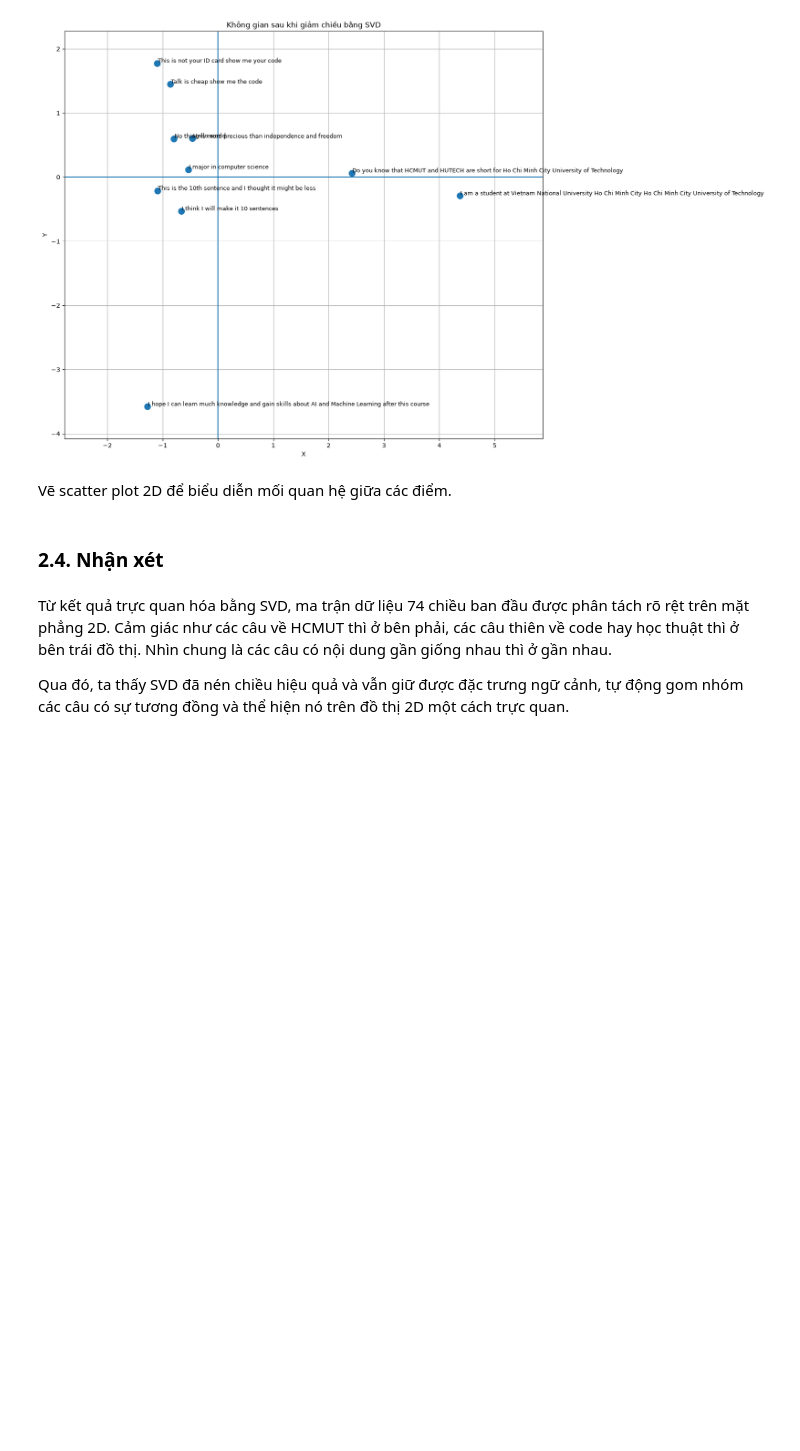
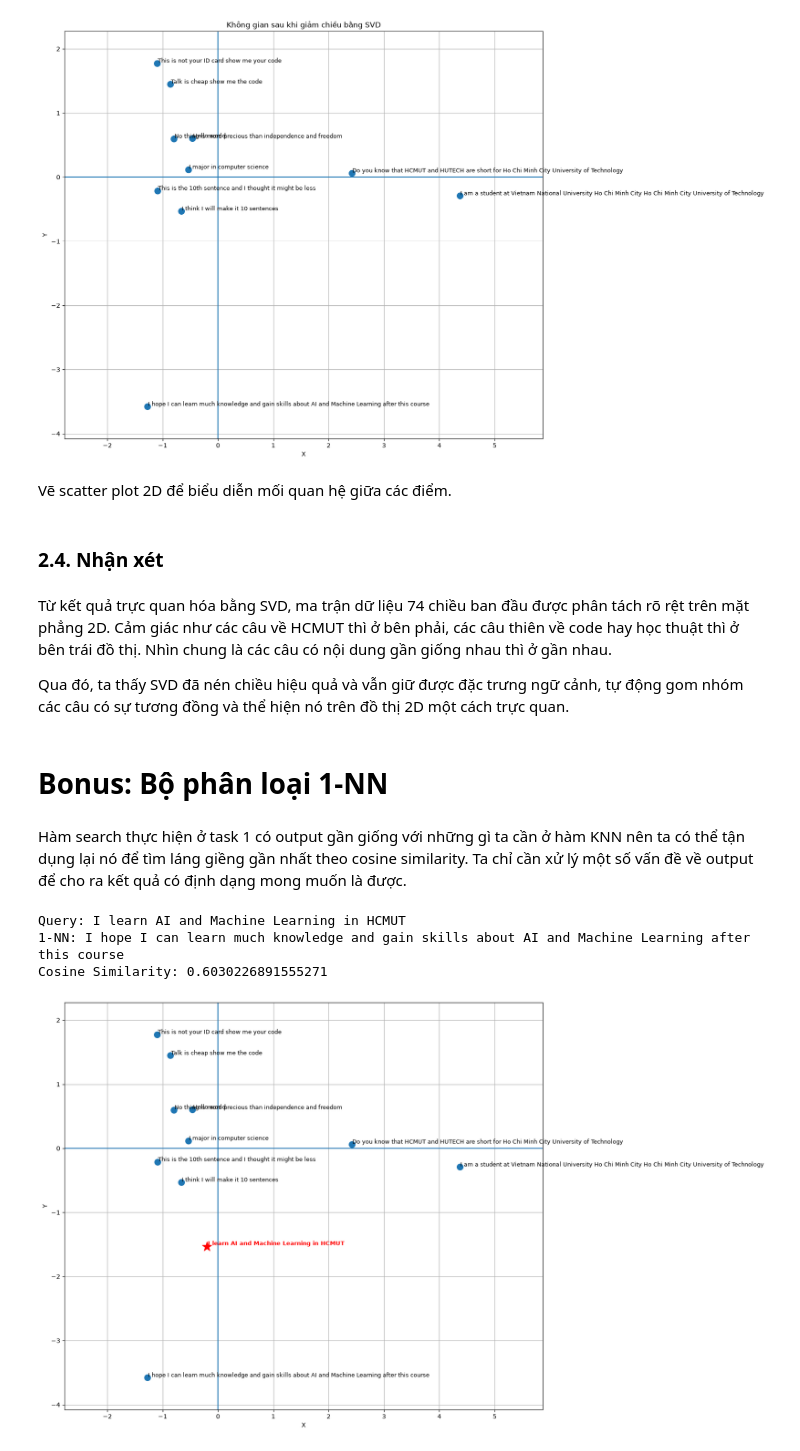
Before and after one commit to Dat-2536/mliot-pyml-2026-hw, a Jupyter notebook: week01/buoi01_nguyentiendat.ipynb, the cells around one changed output. Saved outputs shown, nothing was run; the diff lists cells and outputs as text; code cells hidden in the pictures; blank space fills up the shorter version.

```diff
--- a/week01/buoi01_nguyentiendat.ipynb
+++ b/week01/buoi01_nguyentiendat.ipynb
@@ -157,3 +157,44 @@ Vẽ scatter plot 2D để biểu diễn mối quan hệ giữa các điểm.
 Từ kết quả trực quan hóa bằng SVD, ma trận dữ liệu 74 chiều ban đầu được phân tách rõ rệt trên mặt phẳng 2D. Cảm giác như các câu về HCMUT thì ở bên phải, các câu thiên về code hay học thuật thì ở bên trái đồ thị. Nhìn chung là các câu có nội dung gần giống nhau thì ở gần nhau.
 
 Qua đó, ta thấy SVD đã nén chiều hiệu quả và vẫn giữ được đặc trưng ngữ cảnh, tự động gom nhóm các câu có sự tương đồng và thể hiện nó trên đồ thị 2D một cách trực quan.
+# %% [markdown]
+# Bonus: Bộ phân loại 1-NN
+# %% [markdown]
+Hàm search thực hiện ở task 1 có output gần giống với những gì ta cần ở hàm KNN nên ta có thể tận dụng lại nó để tìm láng giềng gần nhất theo cosine similarity. Ta chỉ cần xử lý một số vấn đề về output để cho ra kết quả có định dạng mong muốn là được.
+# %%
+def one_nn(query):
+    return search(query, top_k=1)[0]
+
+q = "I learn AI and Machine Learning in HCMUT"
+output = one_nn(q)
+print(f"Query: {q}")
+print(f"1-NN: {output[0]}")
+print(f"Cosine Similarity: {output[1]}")
+# %% [output]
+Query: I learn AI and Machine Learning in HCMUT
+1-NN: I hope I can learn much knowledge and gain skills about AI and Machine Learning after this course
+Cosine Similarity: 0.6030226891555271
+# %%
+v_query = to_vector(q)
+query_coords = v_query.reshape(1, 74) @ Vt[:2, :].T
+
+plt.figure(figsize=(14, 12))
+plt.scatter(coords[:, 0], coords[:, 1], color='#1f77b4', s=100, zorder=3)
+
+plt.scatter(query_coords[0, 0], query_coords[0, 1], color='red', marker='*', s=250, zorder=4)
+plt.text(query_coords[0, 0] + 0.02, query_coords[0, 1] + 0.02, q, fontsize=9, color='red', fontweight='bold')
+
+for i, text in enumerate(cau):
+    plt.text(coords[i, 0] + 0.01, coords[i, 1] + 0.01, text, fontsize=9)
+
+plt.xlim(coords[:, 0].min() - 1.5, coords[:, 0].max() + 1.5)
+plt.ylim(coords[:, 1].min() - 0.5, coords[:, 1].max() + 0.5)
+
+plt.axhline(y=0)
+plt.axvline(x=0)
+plt.xlabel("X")
+plt.ylabel("Y")
+plt.grid(True)
+plt.show()
+# %% [output]
+[figure, added]
```
Also changed, not shown: parts of 1 cell of this notebook.
